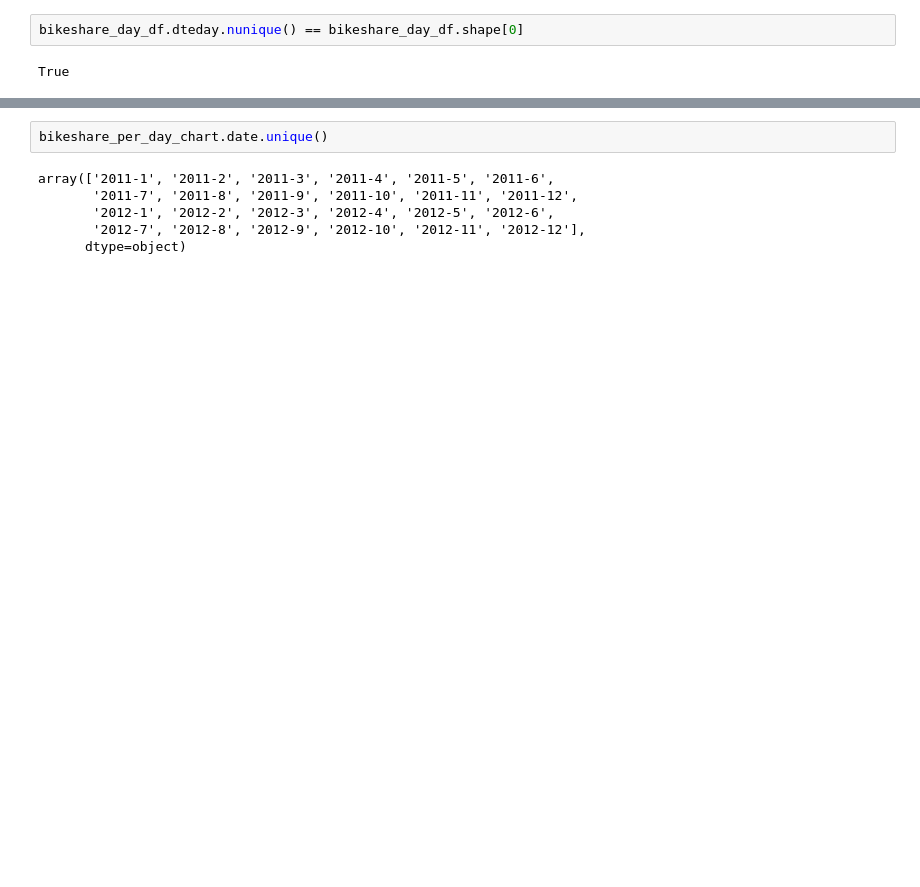
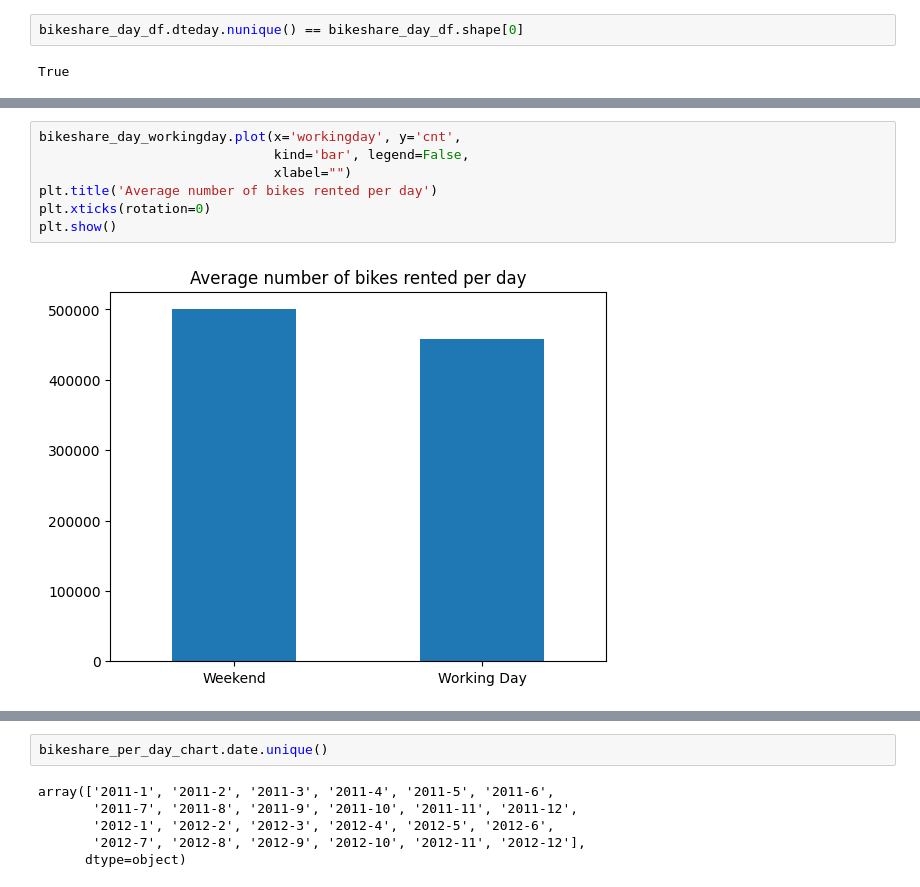
Before and after one commit to Bugi-Sulistiyo/dicoding_data_analisys_project, a Jupyter notebook: analysis.ipynb, the cells around one changed output, grey strips where cells are left out. Drawn from its saved outputs; the diff is of its cells as text; blank space fills up the shorter version.

```diff
--- a/analysis.ipynb
+++ b/analysis.ipynb
@@ -308,0 +334,9 @@ bikeshare_day_df.dteday = pd.to_datetime(bikeshare_day_df.dteday)
+# %%
+bikeshare_day_workingday.plot(x='workingday', y='cnt',
+                              kind='bar', legend=False,
+                              xlabel="")
+plt.title('Average number of bikes rented per day')
+plt.xticks(rotation=0)
+plt.show()
+# %% [output]
+[figure, added]
```
Also changed, not shown: parts of 63 cells of this notebook, 1 other file.
